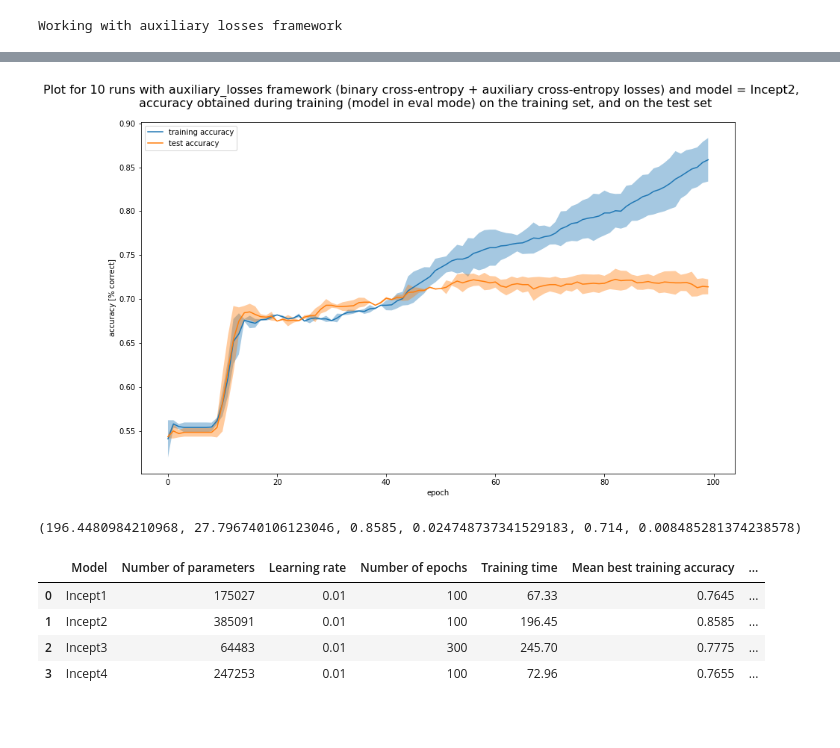
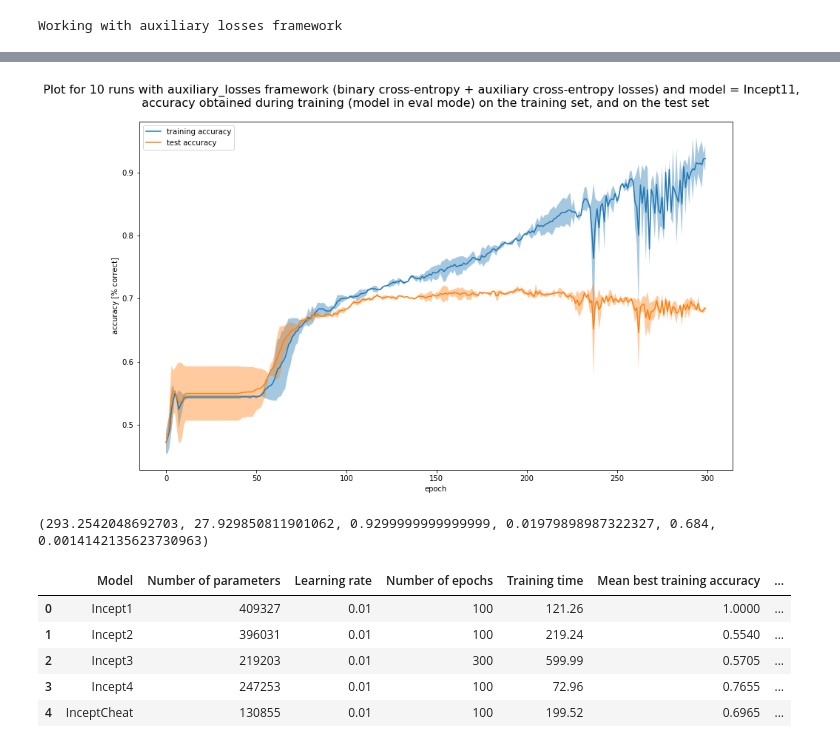
Before and after one commit to ClaireCp/ee559_p1, a Jupyter notebook: main.ipynb, the cells around one changed output, grey strips where cells are left out. Saved outputs shown, nothing was run; the diff lists cells and outputs as text; code cells hidden in the pictures; blank space fills up the shorter version.

Commit message:
still no solution for aux_model

```diff
--- a/main.ipynb
+++ b/main.ipynb
@@ -84,6 +107,8 @@ print("Working with weight_sharing framework")
 # %%
-modelws_list = [NetSharing1(), NetSharing2(), NetSharing3()] # Stronger reg on Net3
-nb_epochs_list = [150, 150, 200]
+modelws_list = [NetSharing1(), NetSharing2(), NetSharing2b(), NetSharing3()] # Stronger reg on Net3
+nb_epochs_list = [150, 150, 150, 200]
+#modelws_list = [NetSharing2b()]
+#nb_epochs_list = [150]
 for (nb_epochs, model_ws) in zip(nb_epochs_list, modelws_list):
     test_results_ws = multiple_training_runs_fn(model_ws, train_model_ws, test_model_ws, title_ws, nb_runs, lr,
                                                  mini_batch_size, nb_epochs, verbose=True)
@@ -114,16 +150,25 @@ print("Working with auxiliary losses framework")
 # %% [output]
 Working with auxiliary losses framework
 # %%
-#modelaux_list = [Incept1(), Incept2(), Incept3(), Incept4()] # Stronger reg and longer training on Incept3
+#modelaux_list = [Incept1(), Incept2(), Incept21(), Incept22(), Incept3(), Incept4()] # Stronger reg and longer training on Incept3
 #nb_epochs_list = [100, 100, 300, 100]
+modelaux_list = [Incept11()]
 lr = 0.01
+alpha_list = [0.1]
+nb_epochs = 300
+for model_aux in modelaux_list:
+    for alpha in alpha_list:
+#for nb_epochs, model_aux in zip(nb_epochs_list, modelaux_list):
+        #test_results_aux = multiple_training_runs_fn(model_aux, train_model_aux, test_model_aux, title_aux, nb_runs, lr,
+        #                                             mini_batch_size, nb_epochs, verbose=True)
+        test_results_aux = multiple_training_runs_aux(model_aux, title_aux, nb_runs, lr, alpha,
+                                                     mini_batch_size, nb_epochs, verbose=True)
+        write_to_csv('auxiliary_losses.csv', model_aux, test_results_aux, lr, nb_epochs)
+        print("For alpha = {} and model {}, test_acc = {}".format(alpha, model_aux.name, test_results_aux[4]))
 
-modelaux_list = [Incept2()]
-nb_epochs = 100
-for model_aux in modelaux_list:
-
-#for nb_epochs, model_aux in zip(nb_epochs_list, modelaux_list):
-    test_results_aux = multiple_training_runs_fn(model_aux, train_model_aux, test_model_aux, title_aux, nb_runs, lr,
-                                                 mini_batch_size, nb_epochs, verbose=True)
-    write_to_csv('auxiliary_losses.csv', model_aux, test_results_aux, lr, nb_epochs)
+        train_input, train_target, train_classes, test_input, test_target, test_classes = load_random_datasets()
+        _, _, test_output = model_aux(test_input)
+        output_to_prediction = torch.ge(torch.sigmoid(test_output), 0.5).flatten()
+        print("output_to_pred = ", output_to_prediction[:50])
+        print("test_target = ", test_target[:20])
 # %% [output]
@@ -138,4 +192,4 @@ Best val acc: 0.8410
-[figure, old version]
+[figure, new version]
 # %%
 import pandas as pd
 print(test_results_aux)
@@ -143,9 +197,10 @@ write_to_csv('auxiliary_losses.csv', model_aux, test_results_aux, lr, nb_epochs)
 data = pd.read_csv('auxiliary_losses.csv')
 data.head()
 # %% [output]
-(196.4480984210968, 27.796740106123046, 0.8585, 0.024748737341529183, 0.714, 0.008485281374238578)
+(293.2542048692703, 27.929850811901062, 0.9299999999999999, 0.01979898987322327, 0.684, 0.0014142135623730963)
 |  | Model | Number of parameters | Learning rate | Number of epochs | Training time | Mean best training accuracy | ... |
-| 0 | Incept1 | 175027 | 0.01 | 100 | 67.33 | 0.7645 | ... |
-| 1 | Incept2 | 385091 | 0.01 | 100 | 196.45 | 0.8585 | ... |
-| 2 | Incept3 | 64483 | 0.01 | 300 | 245.70 | 0.7775 | ... |
+| 0 | Incept1 | 409327 | 0.01 | 100 | 121.26 | 1.0000 | ... |
+| 1 | Incept2 | 396031 | 0.01 | 100 | 219.24 | 0.5540 | ... |
+| 2 | Incept3 | 219203 | 0.01 | 300 | 599.99 | 0.5705 | ... |
 | 3 | Incept4 | 247253 | 0.01 | 100 | 72.96 | 0.7655 | ... |
+| 4 | InceptCheat | 130855 | 0.01 | 100 | 199.52 | 0.6965 | ... |
```
Also changed, not shown: parts of 6 cells of this notebook, 8 other files.
